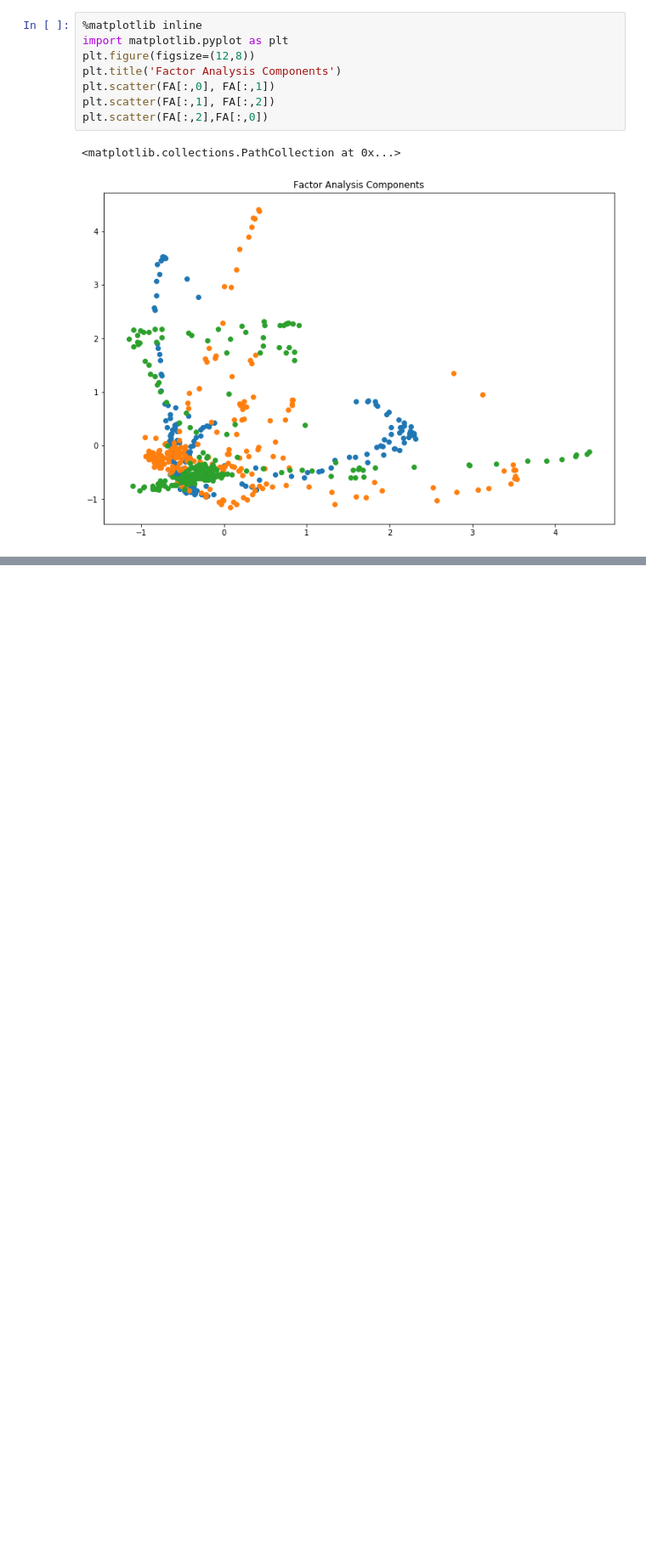
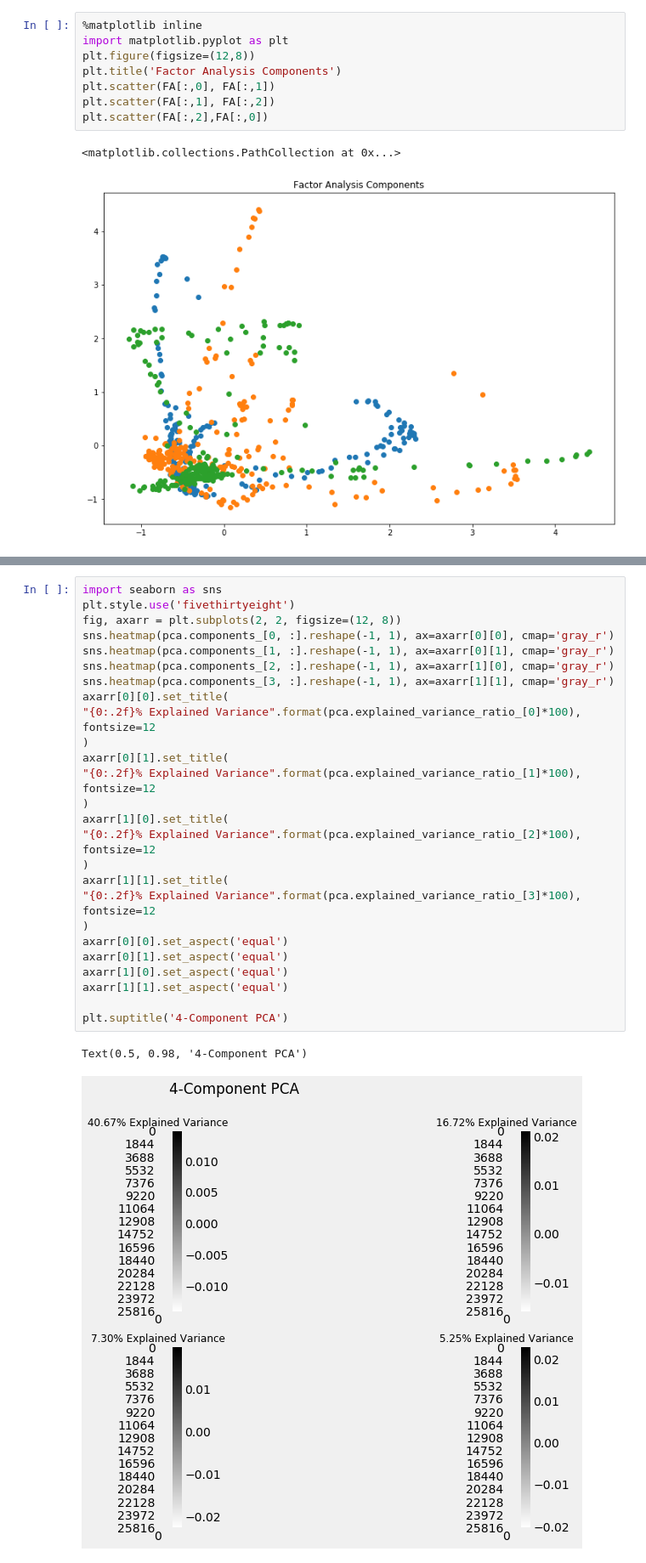
Before and after one commit to PASCA7/Factor-Analysis-Machine-Learning-, a Jupyter notebook: Factor Analysis (Machine Learning).ipynb, the cells around one changed output, grey strips where cells are left out. Shown: that part at 85% size. Saved outputs shown, nothing was run; the diff lists cells and outputs as text; blank space fills up the shorter version.

```diff
--- a/Factor Analysis (Machine Learning).ipynb
+++ b/Factor Analysis (Machine Learning).ipynb
@@ -157,0 +206,33 @@ plt.scatter(FA[:,2],FA[:,0])
+# %%
+import seaborn as sns
+plt.style.use('fivethirtyeight')
+fig, axarr = plt.subplots(2, 2, figsize=(12, 8))
+sns.heatmap(pca.components_[0, :].reshape(-1, 1), ax=axarr[0][0], cmap='gray_r')
+sns.heatmap(pca.components_[1, :].reshape(-1, 1), ax=axarr[0][1], cmap='gray_r')
+sns.heatmap(pca.components_[2, :].reshape(-1, 1), ax=axarr[1][0], cmap='gray_r')
+sns.heatmap(pca.components_[3, :].reshape(-1, 1), ax=axarr[1][1], cmap='gray_r')
+axarr[0][0].set_title(
+"{0:.2f}% Explained Variance".format(pca.explained_variance_ratio_[0]*100),
+fontsize=12
+)
+axarr[0][1].set_title(
+"{0:.2f}% Explained Variance".format(pca.explained_variance_ratio_[1]*100),
+fontsize=12
+)
+axarr[1][0].set_title(
+"{0:.2f}% Explained Variance".format(pca.explained_variance_ratio_[2]*100),
+fontsize=12
+)
+axarr[1][1].set_title(
+"{0:.2f}% Explained Variance".format(pca.explained_variance_ratio_[3]*100),
+fontsize=12
+)
+axarr[0][0].set_aspect('equal')
+axarr[0][1].set_aspect('equal')
+axarr[1][0].set_aspect('equal')
+axarr[1][1].set_aspect('equal')
+
+plt.suptitle('4-Component PCA')
+# %% [output]
+Text(0.5, 0.98, '4-Component PCA')
+[figure, added]
```
Also changed, not shown: parts of 8 cells of this notebook.
